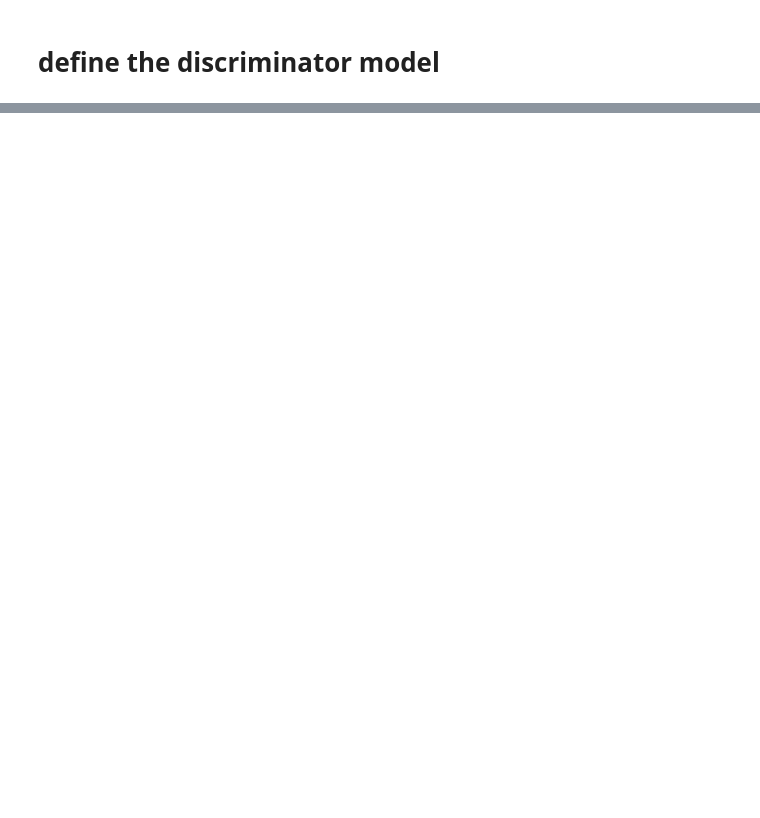
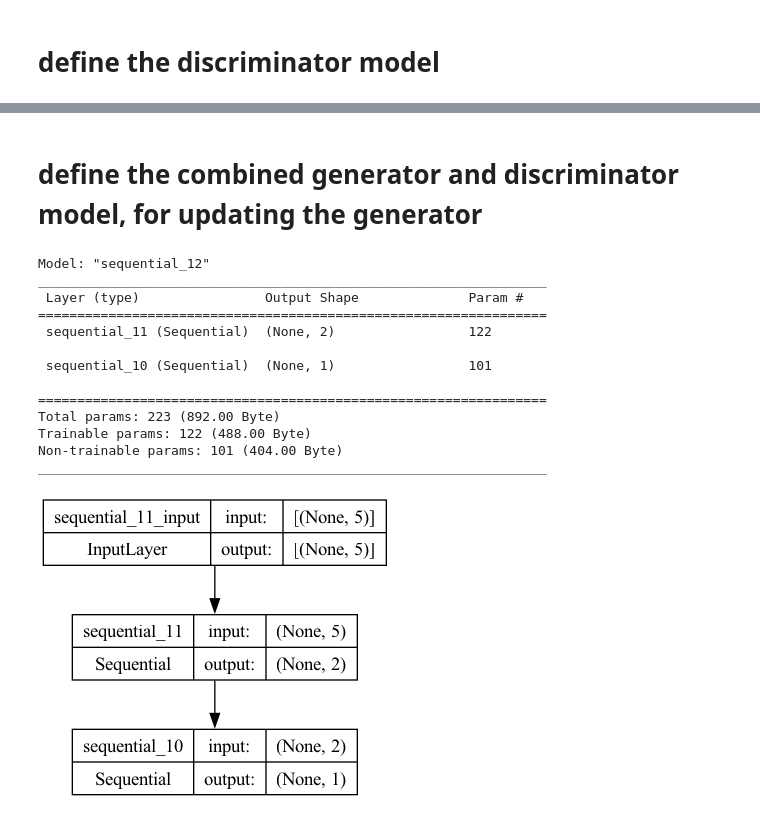
Before and after one commit to mcgovey/simple-1d-gan, a Jupyter notebook: example_walkthrough.ipynb, the cells around one changed output, grey strips where cells are left out. Cells and saved outputs as stored; diff of their text form; code cells hidden in the pictures; blank space fills up the shorter version.

```diff
--- a/example_walkthrough.ipynb
+++ b/example_walkthrough.ipynb
@@ -157,0 +218,37 @@ train_discriminator(model)
+# %% [markdown]
+# define the combined generator and discriminator model, for updating the generator
+# %%
+def define_gan(generator, discriminator):
+	# make weights in the discriminator not trainable
+	discriminator.trainable = False
+	# connect them
+	model = Sequential()
+	# add generator
+	model.add(generator)
+	# add the discriminator
+	model.add(discriminator)
+	# compile model
+	model.compile(loss='binary_crossentropy', optimizer='adam')
+	return model
+# %%
+# create the gan
+gan_model = define_gan(generator, discriminator)
+# summarize gan model
+gan_model.summary()
+# plot gan model
+plot_model(gan_model, to_file='images/gan_plot.png', show_shapes=True, show_layer_names=True)
+# %% [output]
+Model: "sequential_12"
+_________________________________________________________________
+ Layer (type)                Output Shape              Param #
+=================================================================
+ sequential_11 (Sequential)  (None, 2)                 122
+
+ sequential_10 (Sequential)  (None, 1)                 101
+
+=================================================================
+Total params: 223 (892.00 Byte)
+Trainable params: 122 (488.00 Byte)
+Non-trainable params: 101 (404.00 Byte)
+_________________________________________________________________
+[figure, added]
```
Also changed, not shown: parts of 12 cells of this notebook, 4 other files.
